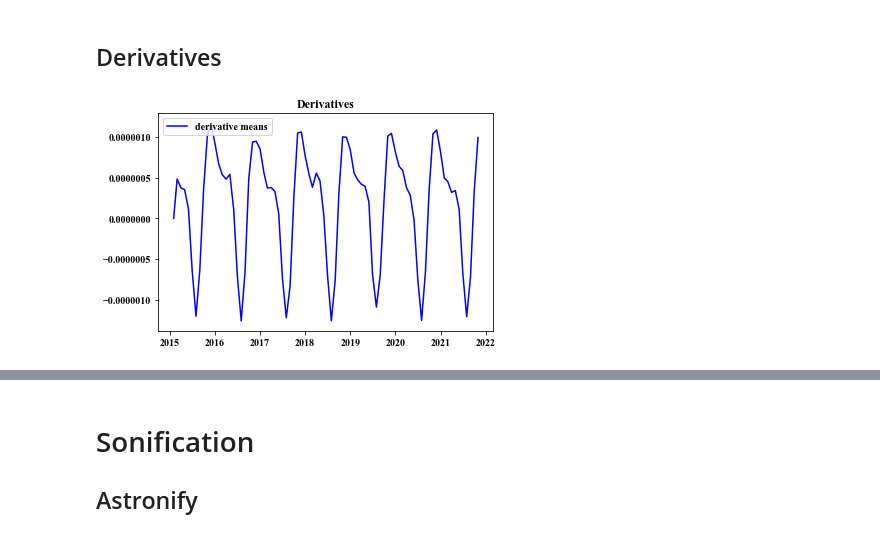
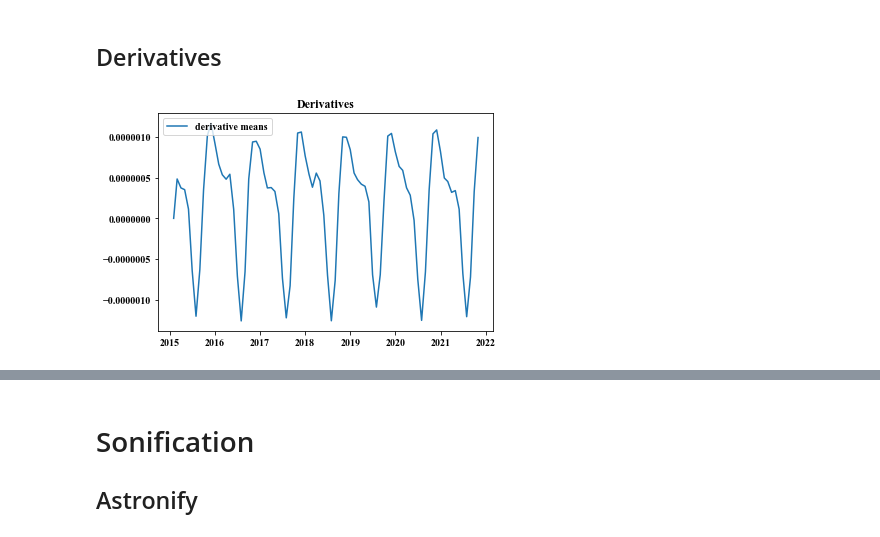
Before and after one commit to fabianmoss/climate-sonification, a Jupyter notebook: Analysis_Iris.ipynb, the cells around one changed output, grey strips where cells are left out. Drawn from its saved outputs; the diff is of its cells as text; code cells hidden in the pictures.

```diff
--- a/Analysis_Iris.ipynb
+++ b/Analysis_Iris.ipynb
@@ -187,21 +185,21 @@ plt.show()
 # %%
 def der(means):
     deriv = [0]
     for i in range(len(means)-1):
         deriv.append(means[i+1]-means[i])
     return deriv
 
 
 deriv_means = der(means)
 deriv_std = der(stds)
 deriv_min = der(mins)
 deriv_max = der(maxs)
-plt.plot(dates, deriv_means, label="derivative means", c="blue")
+plt.plot(dates, deriv_means, label="derivative means")
 # plt.plot(dates, deriv_std, label="derivative std")
 # plt.plot(dates, deriv_min, label="derivative min")
 # plt.plot(dates, deriv_max, label="derivative max")
 plt.title("Derivatives")
 plt.legend()
 plt.show()
 # %% [output]
-[figure, old version]
+[figure, new version]
```
Also changed, not shown: parts of 6 cells of this notebook.
